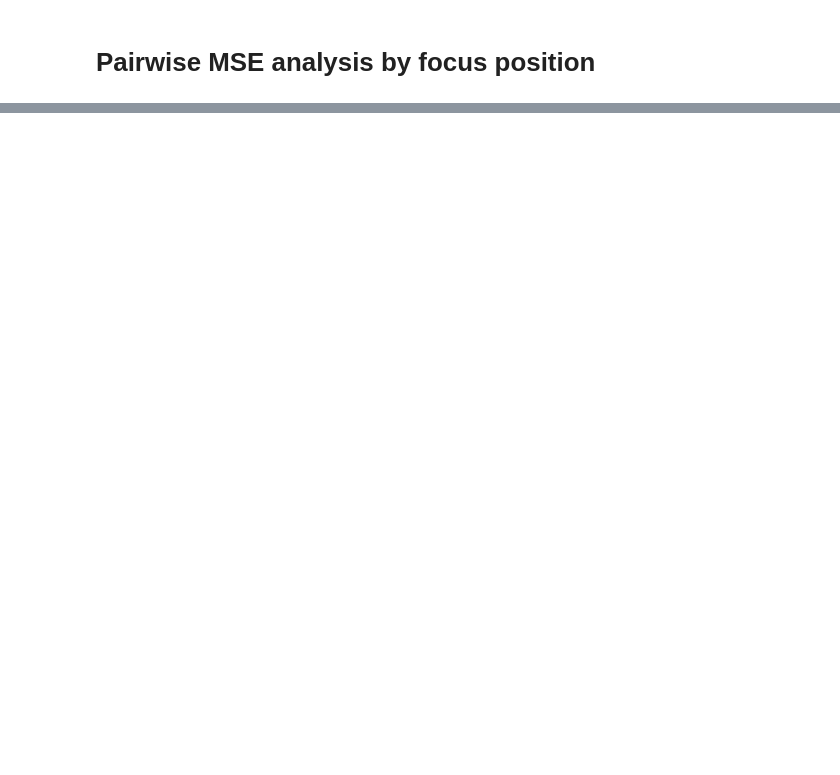
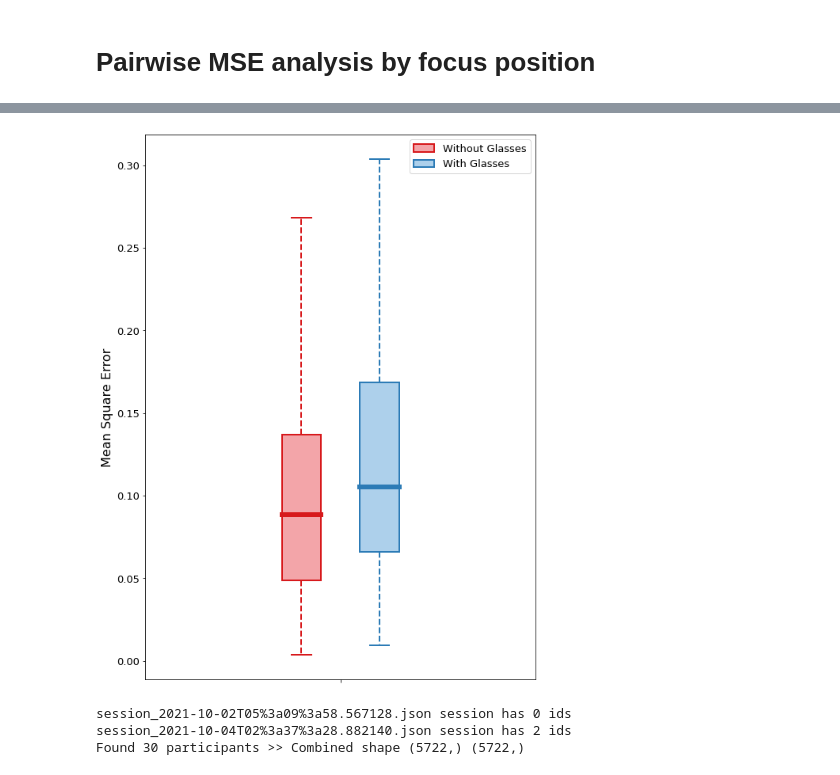
Before and after one commit to arnab-api/AttentionChecker--Student, a Jupyter notebook: Analysis/Real Data/performance_check.ipynb, the cells around one changed output, grey strips where cells are left out. Cells and saved outputs as stored; diff of their text form; code cells hidden in the pictures; blank space fills up the shorter version.

```diff
--- a/Analysis/Real Data/performance_check.ipynb
+++ b/Analysis/Real Data/performance_check.ipynb
@@ -333,13 +335,7 @@ def plotBoxCompare(data_left, data_right, label_left, label_right, x_axis_label,
     plt.tight_layout()
     # plt.savefig('boxcompare.png')
 # %%
-plt.rcParams["figure.figsize"] = (8, 10)
-plt.rcParams.update({'font.size': 13})
-
-position = "Position 3"
-
-left = loadjson__multileSession(list(marker_track.keys()), _filter = {"glass": -1, "gender": -1, "brightness": -1, "camera_res": .3})
-right = loadjson__multileSession(list(marker_track.keys()), _filter = {"glass": -1, "gender": -1, "brightness": -1, "camera_res": .9})
-
-plotBoxCompare(left[2], right[2], "0.3 -> {}".format(left[3]), "0.9 -> {}".format(right[3]), position)
+# position = "Position 3"
+left = loadjson__multileSession(list(marker_track.keys()), _filter = {"glass": 0, "gender": -1, "brightness": -1, "camera_res": -1})
+right = loadjson__multileSession(list(marker_track.keys()), _filter = {"glass": 1, "gender": -1, "brightness": -1, "camera_res": -1})
 # %% [output]
@@ -365,3 +359,16 @@ Found 132 participants >> Combined shape (29017,) (29017,)
+# %%
+plt.rcParams["figure.figsize"] = (8, 10)
+plt.rcParams.update({'font.size': 13})
+plotBoxCompare(left[2], right[2], "Without Glasses", "With Glasses", "")
+# %% [output]
+[figure, added]
+# %%
+position = "Position 3"
+left = loadjson__multileSession(position)
+# %% [output]
+session_2021-10-02T05%3a09%3a58.567128.json session has 0 ids
+session_2021-10-04T02%3a37%3a28.882140.json session has 2 ids
+Found 30 participants >> Combined shape (5722,) (5722,)
 # %%
 pos_counts = 9
 plt.rcParams["figure.figsize"] = (20, 5*pos_counts)
```
Also changed, not shown: parts of 7 cells of this notebook.
